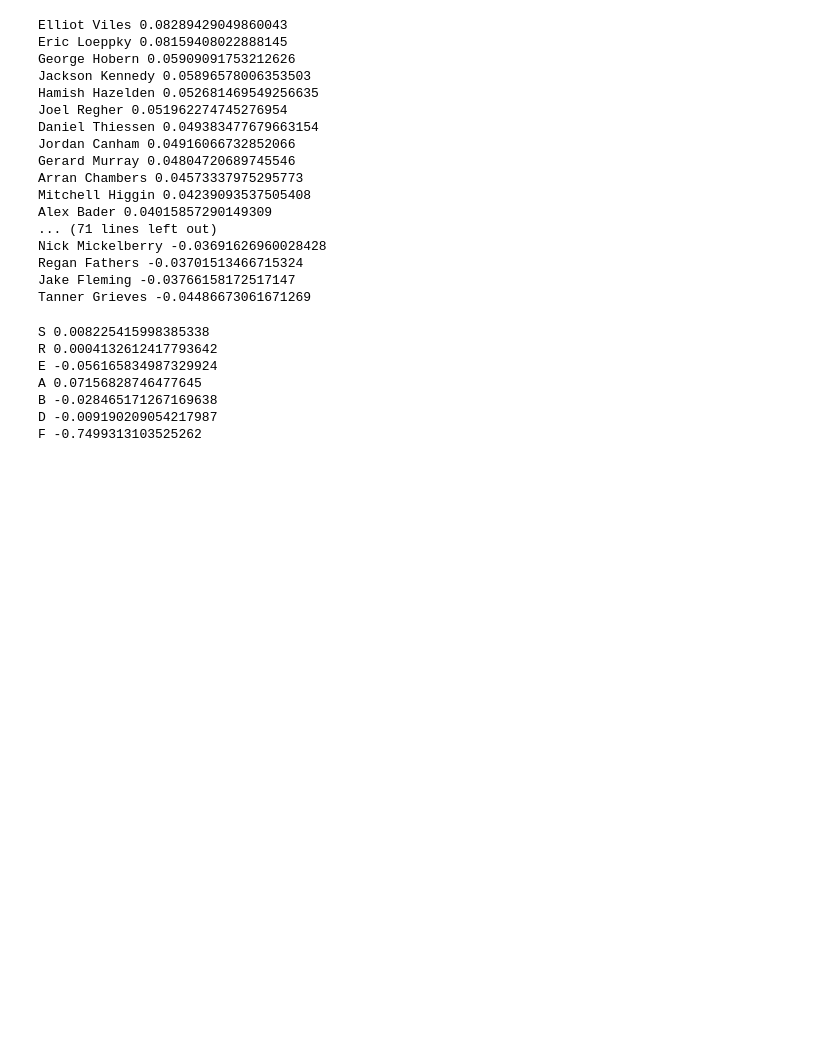
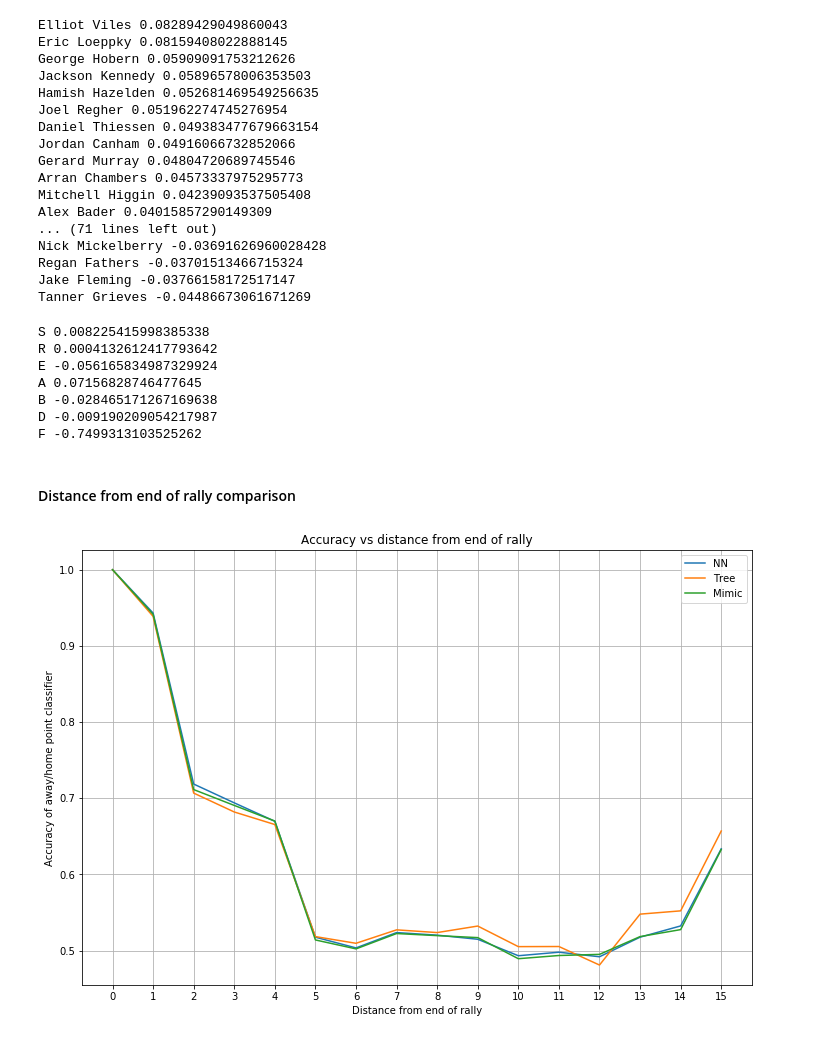
Before and after one commit to sfu-cl-lab/martin-project, a Jupyter notebook: notebook/Questions.ipynb, the cells around one changed output. Cells and saved outputs as stored; diff of their text form; code cells hidden in the pictures; blank space fills up the shorter version.

```diff
--- a/notebook/Questions.ipynb
+++ b/notebook/Questions.ipynb
@@ -12,3 +13,4 @@ q_values[q_values>1] = 1
 q_values[q_values<-1] = -1
 y_prob_tree = pickle.load(open('../output/y_probabilities_tree.pkl', 'rb'))
 q_tree = y_prob_tree[:,1]*2 - 1
+q_mimic = pickle.load(open('../output/q_values_mimictree.pkl', 'rb'))
@@ -426,3 +431,43 @@ A 0.07156828746477645
 B -0.028465171267169638
 D -0.009190209054217987
 F -0.7499313103525262
+# %% [markdown]
+#### Distance from end of rally comparison
+# %%
+y_prob_tree = pickle.load(open('../output/y_probabilities_tree.pkl', 'rb'))
+y_mimic = pickle.load(open('../output/y_probabilities_mimictree.pkl', 'rb'))
+true_prob = np.zeros([len(vb),2])
+true_prob[:,0] = .5-.5*vb.RewardValue
+true_prob[:,1] = 1 - true_prob[:,0]
+nn_prob = np.zeros([len(vb),2])
+nn_prob[:,0] = .5-.5*q_values
+nn_prob[:,1] = 1 - nn_prob[:,0]
+mimic_prob = np.zeros([len(vb),2])
+mimic_prob[:,0] = .5-.5*y_mimic
+mimic_prob[:,1] = 1 - mimic_prob[:,0]
+# %%
+import matplotlib.pyplot as plt
+accs_nn = []
+accs_tree = []
+accs_mimic = []
+max_dist = 15
+for dist in range(0,max_dist+1):
+    cond = (vb.RewardDistance == dist)
+    #print('\nTree accuracy for distance %d: %.4f' % (dist, metrics.accuracy_score(tree_pred[cond], vb.RewardValue[cond])))
+    #print('NN accuracy for distance %d: %.4f' % (dist, metrics.accuracy_score(nn_pred[cond], vb.RewardValue[cond])))
+    accs_tree.append(metrics.roc_auc_score(true_prob[cond], y_prob_tree[cond]))
+    accs_nn.append(metrics.roc_auc_score(true_prob[cond], nn_prob[cond]))
+    accs_mimic.append(metrics.roc_auc_score(true_prob[cond], mimic_prob[cond]))
+plt.figure(figsize=(12,8))
+plt.title('Accuracy vs distance from end of rally')
+plt.grid(True)
+plt.xticks(range(0,max_dist+1))
+plt.xlabel('Distance from end of rally')
+plt.ylabel('Accuracy of away/home point classifier')
+plt.plot(range(0,max_dist+1), accs_nn)
+plt.plot(range(0,max_dist+1), accs_tree)
+plt.plot(range(0,max_dist+1), accs_mimic)
+plt.legend(['NN','Tree','Mimic'])
+plt.show()
+# %% [output]
+[figure, added]
```
Also changed, not shown: parts of 3 cells of this notebook, 3 other files.
